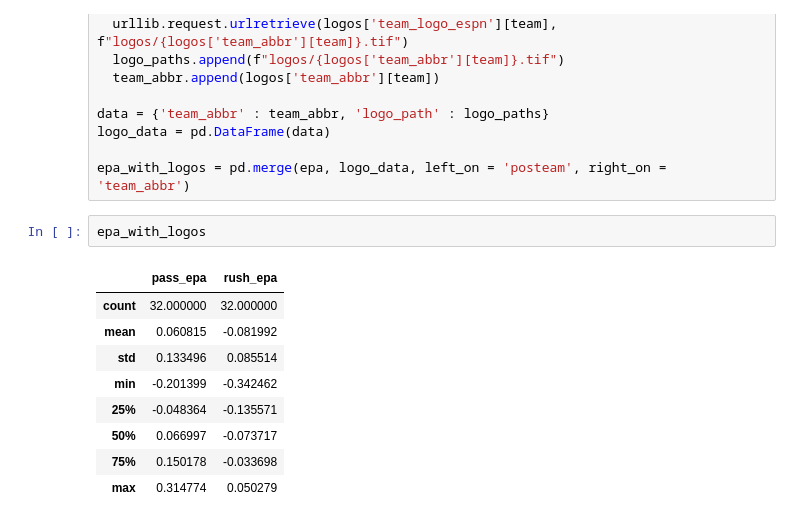
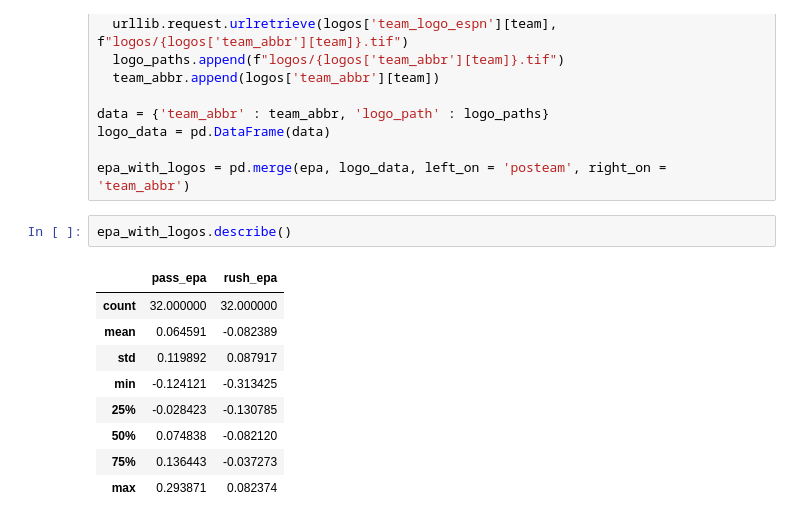
Before and after one commit to eddymomanyi/nfl_epa_yac, a Jupyter notebook: nfl_epa_yac_stats.ipynb, the cells around one changed output. Saved outputs shown, nothing was run; the diff lists cells and outputs as text.

```diff
--- a/nfl_epa_yac_stats.ipynb
+++ b/nfl_epa_yac_stats.ipynb
@@ -160,17 +139,17 @@ logo_data = pd.DataFrame(data)
 
 epa_with_logos = pd.merge(epa, logo_data, left_on = 'posteam', right_on = 'team_abbr')
 # %%
-epa_with_logos
+epa_with_logos.describe()
 # %% [output]
 |  | pass_epa | rush_epa |
 | count | 32.000000 | 32.000000 |
-| mean | 0.060815 | -0.081992 |
-| std | 0.133496 | 0.085514 |
-| min | -0.201399 | -0.342462 |
-| 25% | -0.048364 | -0.135571 |
-| 50% | 0.066997 | -0.073717 |
-| 75% | 0.150178 | -0.033698 |
-| max | 0.314774 | 0.050279 |
+| mean | 0.064591 | -0.082389 |
+| std | 0.119892 | 0.087917 |
+| min | -0.124121 | -0.313425 |
+| 25% | -0.028423 | -0.130785 |
+| 50% | 0.074838 | -0.082120 |
+| 75% | 0.136443 | -0.037273 |
+| max | 0.293871 | 0.082374 |
 # %%
 plt.rcParams["figure.figsize"] = [10, 7]
 plt.rcParams["figure.autolayout"] = True
```
Also changed, not shown: parts of 13 cells of this notebook.
